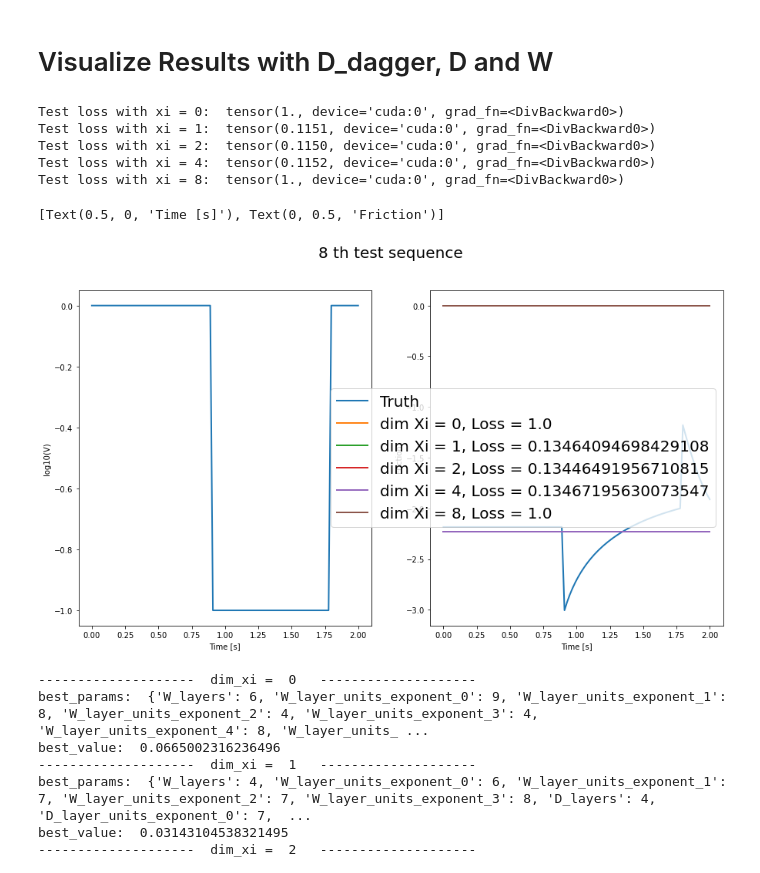
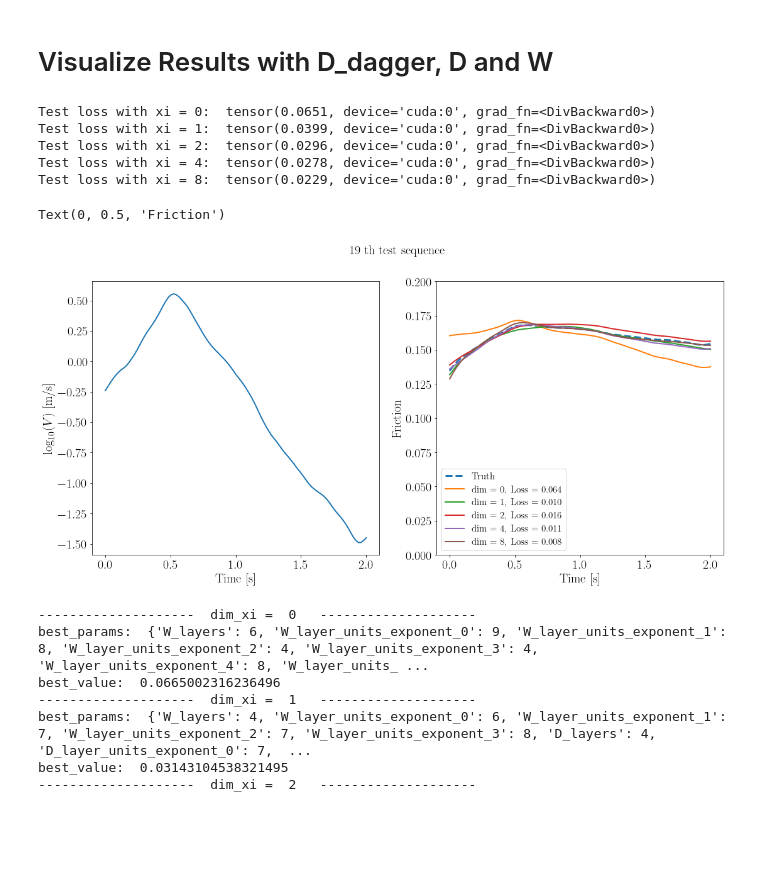
Before and after one commit to Shengduo/RateAndStateWithPotential, a Jupyter notebook: VisualizeResults.ipynb, the cells around one changed output. Cells and saved outputs as stored; diff of their text form; code cells hidden in the pictures; blank space fills up the shorter version.

```diff
--- a/VisualizeResults.ipynb
+++ b/VisualizeResults.ipynb
@@ -34,8 +34,8 @@ Memory allocated:  0.0
 Memory cached:  0.0
 # %%
 # Generate / load data
-# dataPrefix = "Trial1108_bigDRS_Burigede"
-dataPrefix = "Trial1116_smallDRS_largeA"
+dataPrefix = "Trial1108_bigDRS_Burigede"
+# dataPrefix = "Trial1116_smallDRS_largeA"
 dataFile = "./data/" + dataPrefix + ".pt"
 
 shit = torch.load(dataFile)
@@ -94,15 +94,17 @@ Xs.shape:  torch.Size([100, 100])
 # %% [markdown]
 # Visualize Results with D_dagger, D and W
 # %%
-from FrictionNNModels import PotentialsFricCorrection, Loss, train1Epoch, PP, ReLUSquare
+from FrictionNNModels import PotentialsFricCorrection, Loss, train1Epoch, PP, ReLUSquare, FricCorrection
 dim_xis = [0, 1, 2, 4, 8]
-
+# dim_xis = [1, 2, 4, 8]
 models = []
 for idx, dim_xi in enumerate(dim_xis):
     # model_correction = torch.load('./model/Trial1116_bigDRS_Burigede_dim_xi_{0}_model.pth'.format(dim_xi))
     # model_correction = torch.load('./model/Trial1116_smallDRS_dim_xi_{0}_model.pth'.format(dim_xi))
     # model_correction = torch.load('./model/Trial1116_smallDRS_withOffSet_dim_xi_{0}_model.pth'.format(dim_xi))
-    model_this = torch.load("./model/" + dataPrefix + "_dimXi_" + str(dim_xi) + ".pth")
+    # model_this = torch.load("./model/" + dataPrefix + "_dimXi_" + str(dim_xi) + ".pth")
+    model_this = torch.load("./model/" + dataPrefix + "_dimXi_" + str(dim_xi) + "_FG.pth")
+    # model_this = torch.load("./model/" + dataPrefix + "_dimXi_" + str(dim_xi) + "_withBatchNorm.pth")
     models.append(model_this)
     res_corr = train1Epoch(testDataLoader, Loss, model_this, 2, update_weights=False)
     print("Test loss with xi = {0}: ".format(dim_xi), res_corr)
@@ -128,38 +130,53 @@ this_Vs = this_Vs.to("cpu")
 this_ts = this_ts.to("cpu")
 this_fs = this_fs.to("cpu")
 # %% [output]
-Test loss with xi = 0:  tensor(1., device='cuda:0', grad_fn=<DivBackward0>)
-Test loss with xi = 1:  tensor(0.1151, device='cuda:0', grad_fn=<DivBackward0>)
-Test loss with xi = 2:  tensor(0.1150, device='cuda:0', grad_fn=<DivBackward0>)
-Test loss with xi = 4:  tensor(0.1152, device='cuda:0', grad_fn=<DivBackward0>)
-Test loss with xi = 8:  tensor(1., device='cuda:0', grad_fn=<DivBackward0>)
+Test loss with xi = 0:  tensor(0.0651, device='cuda:0', grad_fn=<DivBackward0>)
+Test loss with xi = 1:  tensor(0.0399, device='cuda:0', grad_fn=<DivBackward0>)
+Test loss with xi = 2:  tensor(0.0296, device='cuda:0', grad_fn=<DivBackward0>)
+Test loss with xi = 4:  tensor(0.0278, device='cuda:0', grad_fn=<DivBackward0>)
+Test loss with xi = 8:  tensor(0.0229, device='cuda:0', grad_fn=<DivBackward0>)
 # %%
+from matplotlib import rc
+rc('font',**{'family':'sans-serif','sans-serif':['Helvetica']})
+## for Palatino and other serif fonts use:
+#rc('font',**{'family':'serif','serif':['Palatino']})
+rc('text', usetex=True)
+plt.rc('text', usetex=True)
+plt.rc('font', family='serif')
+
+fsize = 20
+
 # Plot a fitted sequence
 def cal_Loss(f, f_targ, t, p=2):
     return torch.pow(
         torch.trapezoid(torch.pow(torch.abs(f - f_targ), p), t) / torch.trapezoid(torch.pow(torch.abs(f_targ), p), t),
         1./ p
     )
 
 idx = torch.randint(len(testDataset), (1, ))[0]
-# idx = 19
-fig, axs = plt.subplots(1, 2, figsize=(15, 8))
+# idx = 10
+fig, axs = plt.subplots(1, 2, figsize=(18, 8))
+axs[0].tick_params(axis='both', which='major', labelsize=fsize)
+axs[1].tick_params(axis='both', which='major', labelsize=fsize)
+
 fig.suptitle("{0} th test sequence".format(idx), fontsize=20)
 
 axs[0].plot(this_ts[idx, :], torch.log10(this_Vs[idx, :]), linewidth=2.0)
-axs[0].set(xlabel = "Time [s]", ylabel = "log10(V)")
+axs[0].set_xlabel("Time [s]", fontsize=fsize)
+axs[0].set_ylabel("$\log_{10}(V)$ [m/s]", fontsize=fsize)
 
-axs[1].plot(this_ts[idx, :], this_fs[idx, :], linewidth=2.0, label='Truth')
+axs[1].plot(this_ts[idx, :], this_fs[idx, :], '--', linewidth=3.0, label='Truth')
 
 for dim_xi, this_f_preds_withCorrection in zip(dim_xis, this_f_preds):
     this_loss = cal_Loss(this_f_preds_withCorrection[idx, :], this_fs[idx, :], this_ts[idx, :])
-    axs[1].plot(this_ts[idx, :], this_f_preds_withCorrection[idx, :], linewidth=2.0, label='dim Xi = {0}, Loss = {1}'.format(dim_xi, this_loss))
-axs[1].legend(fontsize=20)
-# axs[1].set_ylim(0., 0.8)
-axs[1].set(xlabel = "Time [s]", ylabel = "Friction")
+    axs[1].plot(this_ts[idx, :], this_f_preds_withCorrection[idx, :], linewidth=2.0, label='dim = {0}, Loss = {1:.3f}'.format(dim_xi, this_loss))
+axs[1].legend(fontsize=15)
+axs[1].set_ylim(0., 0.2)
+axs[1].set_xlabel("Time [s]", fontsize=fsize)
+axs[1].set_ylabel("Friction", fontsize=fsize)
 # %% [output]
-[Text(0.5, 0, 'Time [s]'), Text(0, 0.5, 'Friction')]
+Text(0, 0.5, 'Friction')
-[figure, old version]
+[figure, new version]
 # %%
 dim_xis = [0, 1, 2]
 for idx, dim_xi in enumerate(dim_xis):
```
Also changed, not shown: 10 other files.
